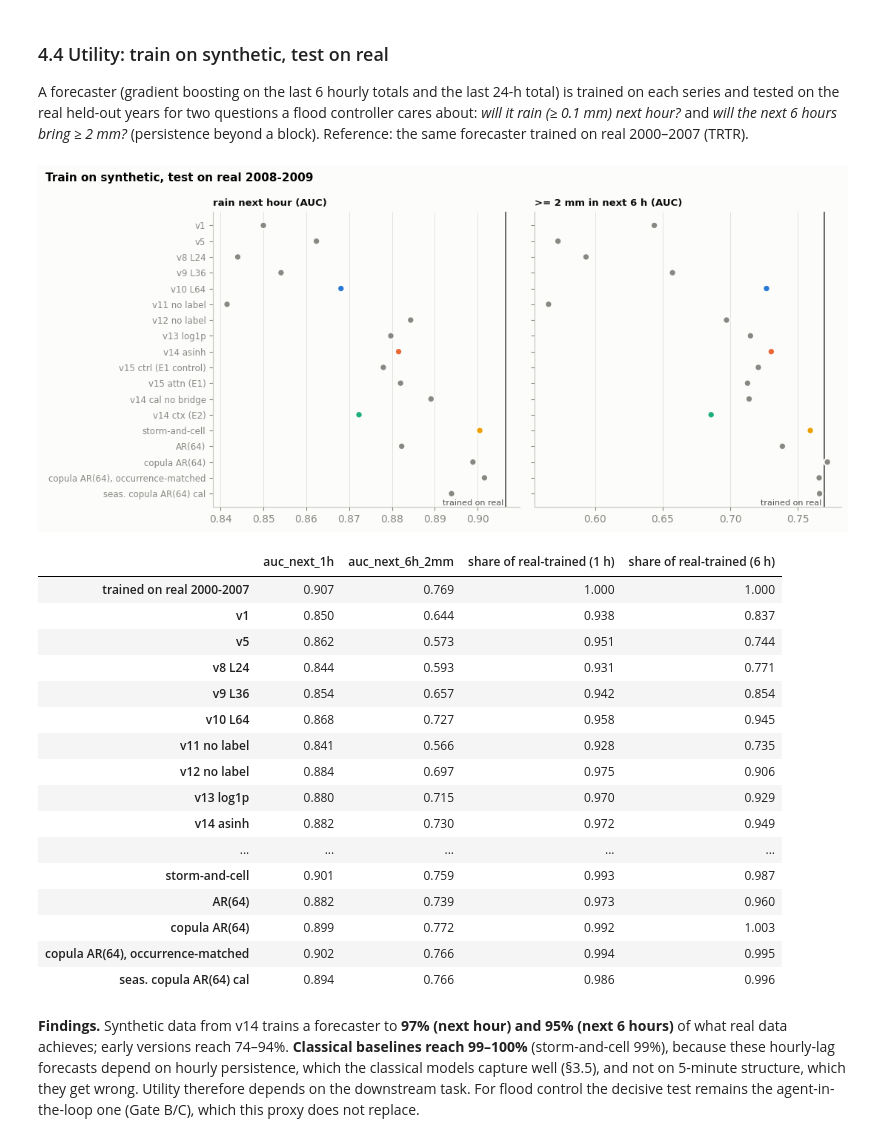
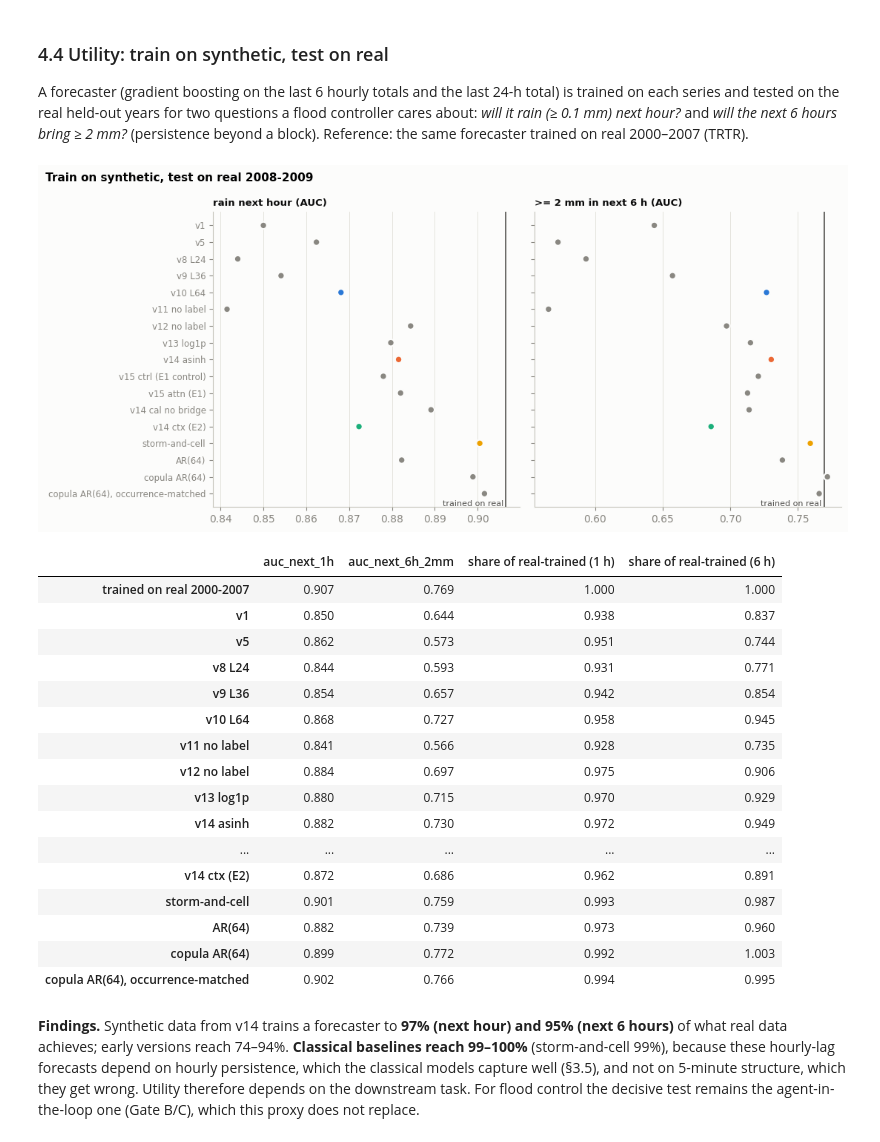
Before and after one commit to tanyarw/ImagenFew, a Jupyter notebook: notebooks/research_evaluation.ipynb, the cells around one changed output. Cells and saved outputs as stored; diff of their text form; code cells hidden in the pictures.

```diff
--- a/notebooks/research_evaluation.ipynb
+++ b/notebooks/research_evaluation.ipynb
@@ -252,7 +252,7 @@ reference years (0.70–1.45). Scored apart from the 18 checks above, which keep
 # %%
 T6 = E['tier6']
 t6rows = ['real 2008-2009', 'v8', 'v10', 'v12', 'v13', 'v14', 'v15_ctrl', 'v15', 'v14_nobridge_cal', 'v14_ctx',
-          'bartlett_lewis', 'arima_copula_len64', 'arima_copula_occ_len64', 'arima_copula_seas_cal_len64',
+          'bartlett_lewis', 'arima_copula_len64', 'arima_copula_occ_len64',
           'v16', 'v16_m1', 'v16_m2', 'v16_m3', 'v16_m4']
 cols6 = {'storms_ge10mm_yr': 'storms >= 10 mm /yr', 'rain_in_320min_pct': '% rain in storms > 320 min',
          'top10_storm_mm': 'top-10 depth (mm)', 'storms_320min_yr': 'storms > 320 min /yr', 'max_storm_mm': 'largest (mm)'}
@@ -582,16 +579,16 @@ fig, ax = plt.subplots(figsize=(9, 4.2))
 mon = np.arange(1, 13)
 norm = lambda v: v / v.sum() * 100
 ax.plot(mon, norm(E['curves']['real 2000-2007']['monthly']), color=REAL, lw=2.6, marker='o', label='real 2000-2007')
-ax.plot(mon, norm(E['curves']['v14_cal']['monthly']), color=col('v14'), marker='o', ms=4, label='v14, calendar (with bridges)')
+ax.plot(mon, norm(E['curves']['v14']['monthly']), color=col('v14'), marker='o', ms=4, label='v14 (Markov state timeline)')
 ax.plot(mon, norm(E['curves']['v14_nobridge_cal']['monthly']), color=INK, marker='o', ms=4, label='v14, calendar without bridges')
 ax.plot(mon, norm(E['curves']['bartlett_lewis']['monthly']), color=col('bartlett_lewis'),
         marker='o', ms=4, label=lab('bartlett_lewis') + ' (fitted per month)')
 ax.set_xticks(mon); ax.set_xticklabels(list('JFMAMJJASOND')); ax.set_ylabel('% of annual rain')
-ax.legend(fontsize=8.5); ax.set_title('Monthly cycle: bridges were shifting the seasons by up to 39 days')
+ax.legend(fontsize=8.5); ax.set_title('Monthly cycle: calendar assembly without bridge blocks (the v16 texture source)')
 plt.tight_layout(); plt.show()
 
-srows = ['real 2008-2009', 'v10', 'v10_cal', 'v13_cal', 'v14', 'v14_cal', 'v14_nobridge_cal', 'v15_ctrl_cal', 'v14_ctx',
-         'v14_ctx_cal', 'bartlett_lewis', 'arima_copula_seas_markov_len64', 'arima_copula_seas_cal_len64', 'arima_copula_occ_cal_len64']
+srows = ['real 2008-2009', 'v10', 'v14', 'v14_nobridge_cal', 'v14_ctx', 'v16', 'bartlett_lewis',
+         'arima_copula_seas_markov_len64', 'arima_copula_occ_len64']
 t36 = H.loc[srows, ['monthly_r', 'diurnal_r', 'interannual_cv']].astype(float)
 t36.columns = ['monthly cycle r', 'diurnal cycle r', 'year-to-year CV']
 t36.index = [lab(n) for n in srows]
@@ -719,7 +713,7 @@ median over a version's chunks.
 F = pd.DataFrame({k: v.median() for k, v in E['floor_gen'].items()}).T
 fl = E['floor']
 frows = ['v8', 'v10', 'v12', 'v13', 'v14', 'v15_ctrl', 'v15', 'v14_nobridge_cal', 'v14_ctx', 'bartlett_lewis',
-         'arima_copula_len64', 'arima_copula_occ_len64', 'arima_copula_seas_cal_len64']
+         'arima_copula_len64', 'arima_copula_occ_len64']
 panels = [('w1_daily', 'daily totals: Wasserstein (mm)'), ('hourly_acf_rmse', 'hourly ACF RMSE'),
           ('surv_ratio_320min', 'storms > 5h20: survival ratio'), ('volume_ratio', 'rain volume ratio')]
 fig, axes = plt.subplots(1, 4, figsize=(14, 4.6), sharey=True)
@@ -780,7 +773,7 @@ dimensions fitted on real windows):
 The real held-out years give the floor for both.
 # %%
 wrows = ['real 2008-2009', 'v1', 'v5', 'v7', 'v8', 'v9', 'v10', 'v11', 'v12', 'v13', 'v14', 'v15_ctrl', 'v15', 'v14_nobridge_cal',
-         'v14_ctx', 'bartlett_lewis', 'arima_len64', 'arima_copula_len64', 'arima_copula_occ_len64', 'arima_copula_seas_cal_len64']
+         'v14_ctx', 'bartlett_lewis', 'arima_len64', 'arima_copula_len64', 'arima_copula_occ_len64']
 fig, axes = plt.subplots(1, 3, figsize=(13.5, 5.4), sharey=True)
 yy = np.arange(len(wrows))[::-1]
 for ax, (m, title, lo, hi) in zip(axes, [('coverage', 'coverage (higher = more diverse)', .3, 1),
@@ -870,26 +863,26 @@ cares about: *will it rain (≥ 0.1 mm) next hour?* and *will the next 6 hours b
 # %%
 trtr = T.loc['real 2000-2007']
 urows = ['v1', 'v5', 'v8', 'v9', 'v10', 'v11', 'v12', 'v13', 'v14', 'v15_ctrl', 'v15', 'v14_nobridge_cal', 'v14_ctx',
-         'bartlett_lewis', 'arima_len64', 'arima_copula_len64', 'arima_copula_occ_len64', 'arima_copula_seas_cal_len64']
+         'bartlett_lewis', 'arima_len64', 'arima_copula_len64', 'arima_copula_occ_len64']
 fig, axes = plt.subplots(1, 2, figsize=(11, 5), sharey=True)
 yy = np.arange(len(urows))[::-1]
 for ax, (m, title) in zip(axes, [('auc_next_1h', 'rain next hour (AUC)'), ('auc_next_6h_2mm', '>= 2 mm in next 6 h (AUC)')]):
     ax.axvline(trtr[m], color=REAL, lw=1.2)
     ax.text(trtr[m], yy[-1] - 0.6, 'trained on real ', fontsize=8, color=REAL, ha='right', va='center')
     ax.scatter(T.loc[urows, m], yy, c=[col(n) if n in C else MUTED for n in urows], s=46, zorder=3,
                edgecolors=SURFACE, linewidths=1.5)
     ax.set_title(title, fontsize=9.5); ax.grid(axis='y', visible=False)
 axes[0].set_yticks(yy); axes[0].set_yticklabels([lab(n) for n in urows], fontsize=8.5)
 fig.suptitle('Train on synthetic, test on real 2008-2009', x=0.01, ha='left', fontweight='bold', fontsize=11)
 plt.tight_layout(); plt.show()
 
 t44 = T.loc[['real 2000-2007'] + urows].astype(float)
 t44['share of real-trained (1 h)'] = t44['auc_next_1h'] / trtr['auc_next_1h']
 t44['share of real-trained (6 h)'] = t44['auc_next_6h_2mm'] / trtr['auc_next_6h_2mm']
 t44.index = ['trained on real 2000-2007'] + [lab(n) for n in urows]
 t44.round(3)
 # %% [output]
-[figure, old version]
+[figure, new version]
 |  | auc_next_1h | auc_next_6h_2mm | share of real-trained (1 h) | share of real-trained (6 h) |
 | trained on real 2000-2007 | 0.907 | 0.769 | 1.000 | 1.000 |
 | v1 | 0.850 | 0.644 | 0.938 | 0.837 |
@@ -902,11 +895,11 @@ t44.round(3)
 | v13 log1p | 0.880 | 0.715 | 0.970 | 0.929 |
 | v14 asinh | 0.882 | 0.730 | 0.972 | 0.949 |
 | ... | ... | ... | ... | ... |
+| v14 ctx (E2) | 0.872 | 0.686 | 0.962 | 0.891 |
 | storm-and-cell | 0.901 | 0.759 | 0.993 | 0.987 |
 | AR(64) | 0.882 | 0.739 | 0.973 | 0.960 |
 | copula AR(64) | 0.899 | 0.772 | 0.992 | 1.003 |
 | copula AR(64), occurrence-matched | 0.902 | 0.766 | 0.994 | 0.995 |
-| seas. copula AR(64) cal | 0.894 | 0.766 | 0.986 | 0.996 |
 # %% [markdown]
 **Findings.** Synthetic data from v14 trains a forecaster to **97% (next hour) and 95% (next 6
 hours)** of what real data achieves; early versions reach 74–94%. **Classical baselines reach
```
Also changed, not shown: parts of 18 cells of this notebook, 5 other files.
